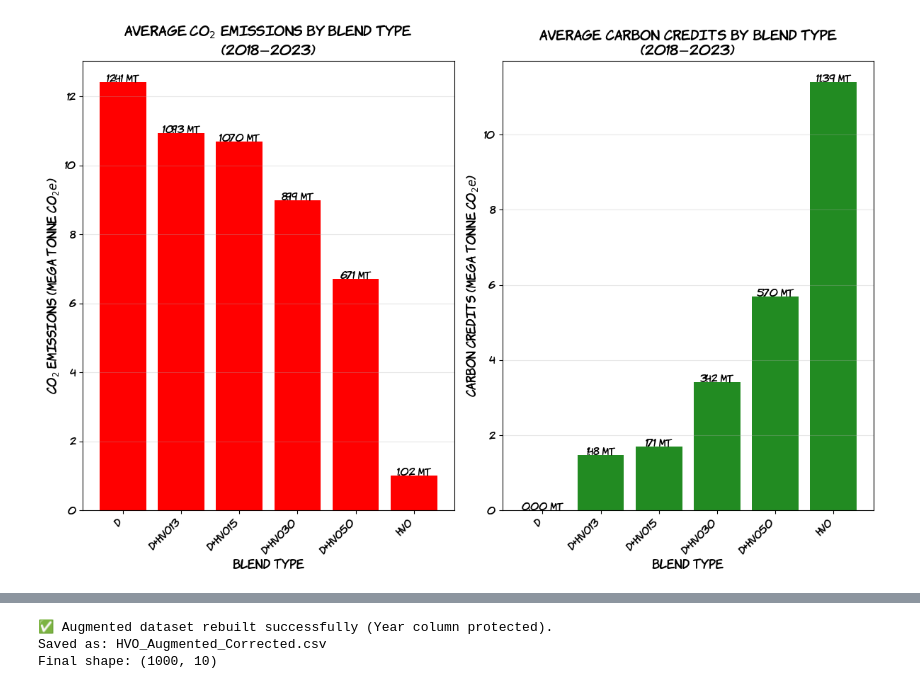
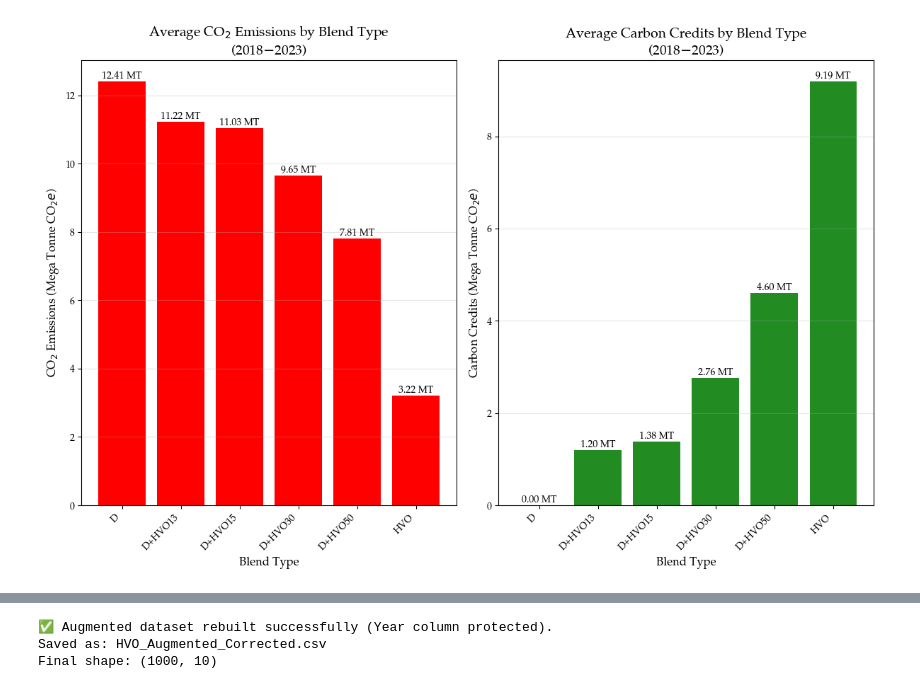
Before and after one commit to edwardiwuchukwu/Carbon__Deposition__Prediction-Catalytic-Methane-Pyrolysis-, a Jupyter notebook: HVO__DIESEL__BLENDING__COMPUTATIONAL__CODE.ipynb, the cells around one changed output, grey strips where cells are left out. Cells and saved outputs as stored; diff of their text form; code cells hidden in the pictures.

```diff
--- a/HVO__DIESEL__BLENDING__COMPUTATIONAL__CODE.ipynb
+++ b/HVO__DIESEL__BLENDING__COMPUTATIONAL__CODE.ipynb
@@ -28,7 +28,7 @@ from sklearn.preprocessing import OneHotEncoder, StandardScaler
 ### HISTOGRAM PLOT FOR EMISSIONS AND CARBON CREDIT ###
 
 ## For Latex rendering and Font Selection ##
-font_path = "/content/KOMIKAH_.ttf"
+font_path = "/content/Palatia.ttf"
 fm.fontManager.addfont(font_path)
 komika = fm.FontProperties(fname=font_path)
 plt.rcParams['font.family'] = komika.get_name()
@@ -41,8 +41,8 @@ df = pd.read_csv('/content/DIESEL__DATA.csv')
 df['tCO2e per year'] = df['tCO2e per year'].astype(str).str.replace(',', '').astype(float)
 
 ## Defining Emission factors (kg CO₂e per liter) ##
-EF_DIESEL = 3.17
-EF_HVO = 0.26
+EF_DIESEL = 2.7
+EF_HVO = 0.7
 
 ## Defining Blending Combinations ##
 blends = {
@@ -102,32 +102,32 @@ plt.grid(axis='y', alpha=0.3)
 
 ## Inserting value labels on each bar ##
 for bar in bars:
     height = bar.get_height()
     plt.text(bar.get_x() + bar.get_width()/2., height,
              f'{height:.2f} MT', ha='center', va='bottom', fontweight='bold', usetex=False)
 
 ## Histogram Plot B: Carbon Credits (Measured in Mega Tonne CO₂e) Versus Blend Type ##
 plt.subplot(1, 2, 2)
 avg_credits = results_df.groupby('Blend')['Carbon_Credits_MT'].mean()
 avg_credits_ordered = [avg_credits[blend] for blend in blend_order]
 
 bars = plt.bar(blend_order, avg_credits_ordered,
                color=['#228B22'])
 plt.ylabel('Carbon Credits (Mega Tonne CO${_2}e$)', fontsize=12, fontweight='bold', usetex=False)
 plt.xlabel('Blend Type', fontsize=12, fontweight='bold', usetex=False)
 plt.title('Average Carbon Credits by Blend Type\n(2018$-$2023)', fontsize=14, fontweight='bold', usetex=False)
 plt.xticks(rotation=45, ha='right')
 plt.grid(axis='y', alpha=0.3)
 
 ## Inserting value labels on each bar ##
 for bar in bars:
     height = bar.get_height()
     plt.text(bar.get_x() + bar.get_width()/2., height,
              f'{height:.2f} MT', ha='center', va='bottom', fontweight='bold', usetex=False)
 
 plt.tight_layout()
 plt.savefig("Histogram_Plot_HVO.png", dpi=600)
 plt.show()
 # %% [output]
-[figure, old version]
+[figure, new version]
 # %%
```
Also changed, not shown: parts of 5 cells of this notebook.
